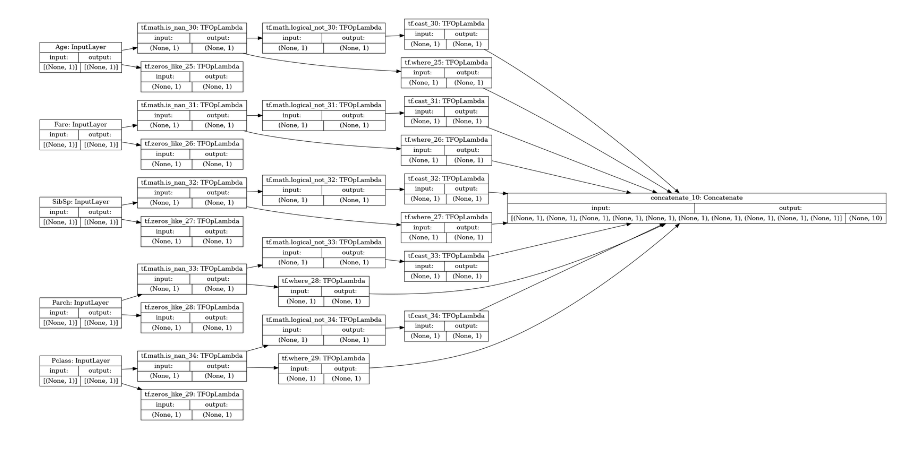
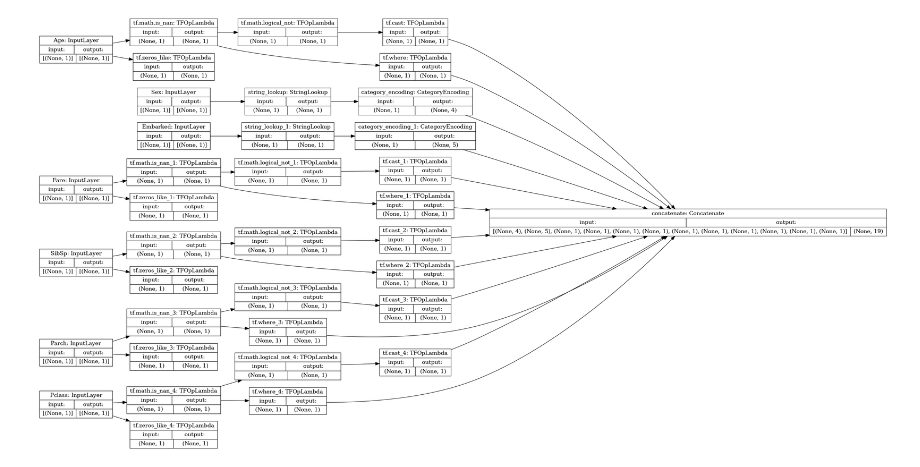
Before and after one commit to crutcher/smot, a Jupyter notebook: smot/problems/kaggle/titanic/notebook.ipynb, the cells around one changed output. Drawn from its saved outputs; the diff is of its cells as text; code cells hidden in the pictures.

Commit message:
Titanic Kaggle problem to 0.8967

```diff
--- a/smot/problems/kaggle/titanic/notebook.ipynb
+++ b/smot/problems/kaggle/titanic/notebook.ipynb
@@ -59,5 +24,6 @@ titanic_test = pd.read_csv(kaggle_data.kaggle_data_path("titanic", "train.csv"))
 # %%
 # id, survived, age, class (1-hot), sex (1-hot)
+
 
 def split_titanic_dataset(source: pd.DataFrame) -> Tuple[pd.DataFrame, pd.DataFrame]:
     """
@@ -68,64 +34,99 @@ def split_titanic_dataset(source: pd.DataFrame) -> Tuple[pd.DataFrame, pd.DataFr
     """
     labels = source["Survived"]
 
-    # features = source[["Age", "Fare", "SibSp", "Parch", "Pclass"]]
-
+    # Adapt the dataframe values to numpy.
     features = {
-        name: np.array(value)
+        name: np.array(value, np.float32)
         for name, value in source[["Age", "Fare", "SibSp", "Parch", "Pclass"]].items()
     }
 
+    features["Sex"] = np.array(source["Sex"], np.str)
+    features["Embarked"] = np.array(source["Embarked"], np.str)
+
     return features, labels
 
-train_features, train_labels = split_titanic_dataset(titanic_train)
-val_features, val_labels = split_titanic_dataset(titanic_test)
+
+train_features, train_labels = split_titanic_dataset(titanic_train_df)
+val_features, val_labels = split_titanic_dataset(titanic_test_df)
 
 inputs = {
-    k: tf.keras.Input(shape=(1,), name=k, dtype=tf.float32)
-    for k,v in train_features.items()
-    if v.dtype != object
+    k: tf.keras.Input(shape=(1,), name=k, dtype=v.dtype)
+    for k, v in train_features.items()
 }
+preprocessed_inputs = []
 
-numeric_inputs = {
-    k: v
-    for k,v in inputs.items()
-    if v.dtype==tf.float32
-}
+numeric_inputs = {k: v for k, v in inputs.items() if v.dtype == tf.float32}
 
 finite_numeric_inputs = []
 numeric_masks = []
 
-def nan_mask(input):
-    is_nan = tf.math.is_nan(input)
-    finite_input = tf.where(is_nan, tf.zeros_like(input), input)
+
+def nan_mask(
+    layer: tf.keras.layers.Layer,
+) -> Tuple[tf.keras.layers.Layer, tf.keras.layers.Layer]:
+    """
+    Build a mask for a nan-able numeric layer.
+
+    Given a NaN-able numeric layer, yield a (is_not_nan {0, 1} mask, and a
+
+    :param layer: the layer to mask.
+    :return: a (mask, nanless-value) tuple.
+    """
+    is_nan = tf.math.is_nan(layer)
+    finite_input = tf.where(is_nan, tf.zeros_like(layer), layer)
     mask = tf.cast(tf.math.logical_not(is_nan), tf.float32)
     return mask, finite_input
+
 
 for k, v in numeric_inputs.items():
     mask_v, finite_v = nan_mask(v)
 
     finite_numeric_inputs.append(finite_v)
     numeric_masks.append(mask_v)
 
+gender_vocab = np.unique(train_features["Sex"])
+gender_lookup = tf.keras.layers.experimental.preprocessing.StringLookup(
+    vocabulary=gender_vocab
+)
+gender_onehot = tf.keras.layers.experimental.preprocessing.CategoryEncoding(
+    max_tokens=gender_lookup.vocab_size()
+)
+gender_input = gender_onehot(gender_lookup(inputs["Sex"]))
+preprocessed_inputs.append(gender_input)
 
-#x = tf.keras.layers.Concatenate()(list(finite_numeric_inputs))
-#norm_layer = tf.keras.layers.experimental.preprocessing.Normalization()
-#norm_layer.adapt(train_features[numeric_inputs.keys()])
-#normalized_numeric_inputs = norm_layer(x)
+embarked_vocab = np.array(("C", "Q", "S"))
+embarked_lookup = tf.keras.layers.experimental.preprocessing.StringLookup(
+    vocabulary=embarked_vocab
+)
+embarked_onehot = tf.keras.layers.experimental.preprocessing.CategoryEncoding(
+    max_tokens=embarked_lookup.vocab_size()
+)
+embarked_input = embarked_onehot(embarked_lookup(inputs["Embarked"]))
+preprocessed_inputs.append(embarked_input)
+
+# x = tf.keras.layers.Concatenate()(list(finite_numeric_inputs))
+# norm_layer = tf.keras.layers.experimental.preprocessing.Normalization()
+# norm_layer.adapt(train_features[numeric_inputs.keys()])
+# normalized_numeric_inputs = norm_layer(x)
 
 
-preprocessed_inputs = []
-#preprocessed_inputs.append(normalized_numeric_inputs)
+# preprocessed_inputs.append(normalized_numeric_inputs)
 preprocessed_inputs.extend(finite_numeric_inputs)
 preprocessed_inputs.extend(numeric_masks)
 
 preprocessed_inputs_cat = tf.keras.layers.Concatenate()(preprocessed_inputs)
 
 preprocess_model = tf.keras.Model(inputs, preprocessed_inputs_cat)
 
-tf.keras.utils.plot_model(preprocess_model, rankdir='LR', show_shapes=True, show_layer_names=True)
+tf.keras.utils.plot_model(
+    preprocess_model,
+    to_file="preprocess_model.png",
+    rankdir="LR",
+    show_shapes=True,
+    show_layer_names=True,
+)
 # %% [output]
-[figure, old version]
+[figure, new version]
 # %%
 processed_data = preprocess_model(train_features)
 processed_data
```
Also changed, not shown: parts of 4 cells of this notebook, 2 other files.
